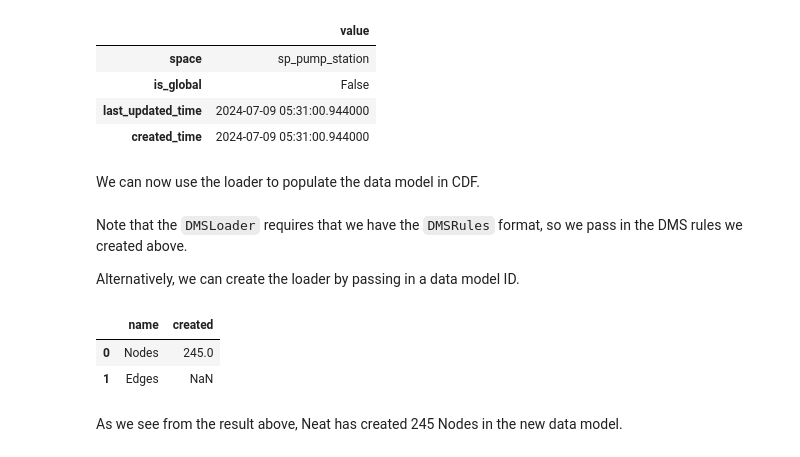
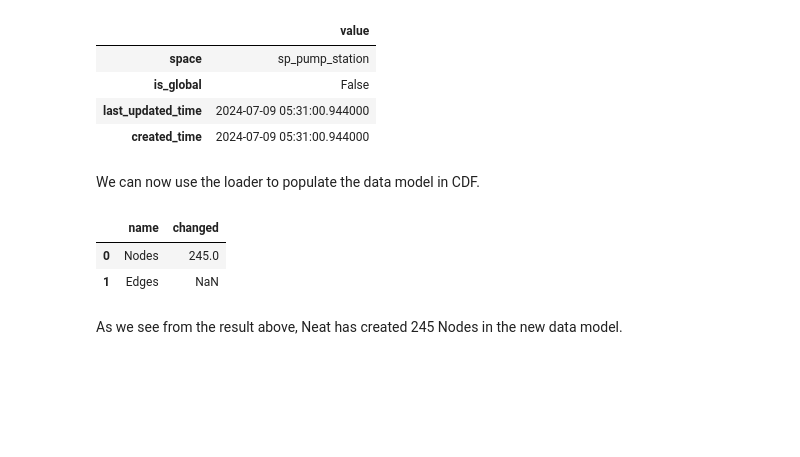
Before and after one commit to cognitedata/neat, a Jupyter notebook: docs/tutorials/data-onboarding/asset_hierarchy_migration.ipynb, the cells around one changed output. Cells and saved outputs as stored; diff of their text form; code cells hidden in the pictures; blank space fills up the shorter version.

```diff
--- a/docs/tutorials/data-onboarding/asset_hierarchy_migration.ipynb
+++ b/docs/tutorials/data-onboarding/asset_hierarchy_migration.ipynb
@@ -240,7 +169,3 @@ created
 | created_time | 2024-07-09 05:31:00.944000 |
 # %% [markdown]
 We can now use the loader to populate the data model in CDF.
-# %% [markdown]
-Note that the `DMSLoader` requires that we have the `DMSRules` format, so we pass in the DMS rules we created above.
-
-Alternatively, we can create the loader by passing in a data model ID.
@@ -251,9 +172,9 @@ result = loader.load_into_cdf(client)
-# %%
-result
-# %% [output]
-|  | name | created |
-| 0 | Nodes | 245.0 |
-| 1 | Edges | NaN |
+# %%
+neat.to.cdf.instances(created.space)
+# %% [output]
+|  | name | changed |
+| 0 | Nodes | 245.0 |
+| 1 | Edges | NaN |
 # %% [markdown]
 As we see from the result above, Neat has created 245 Nodes in the new data model.
 # %% [markdown]
```
Also changed, not shown: parts of 37 cells of this notebook, 1 other file.
